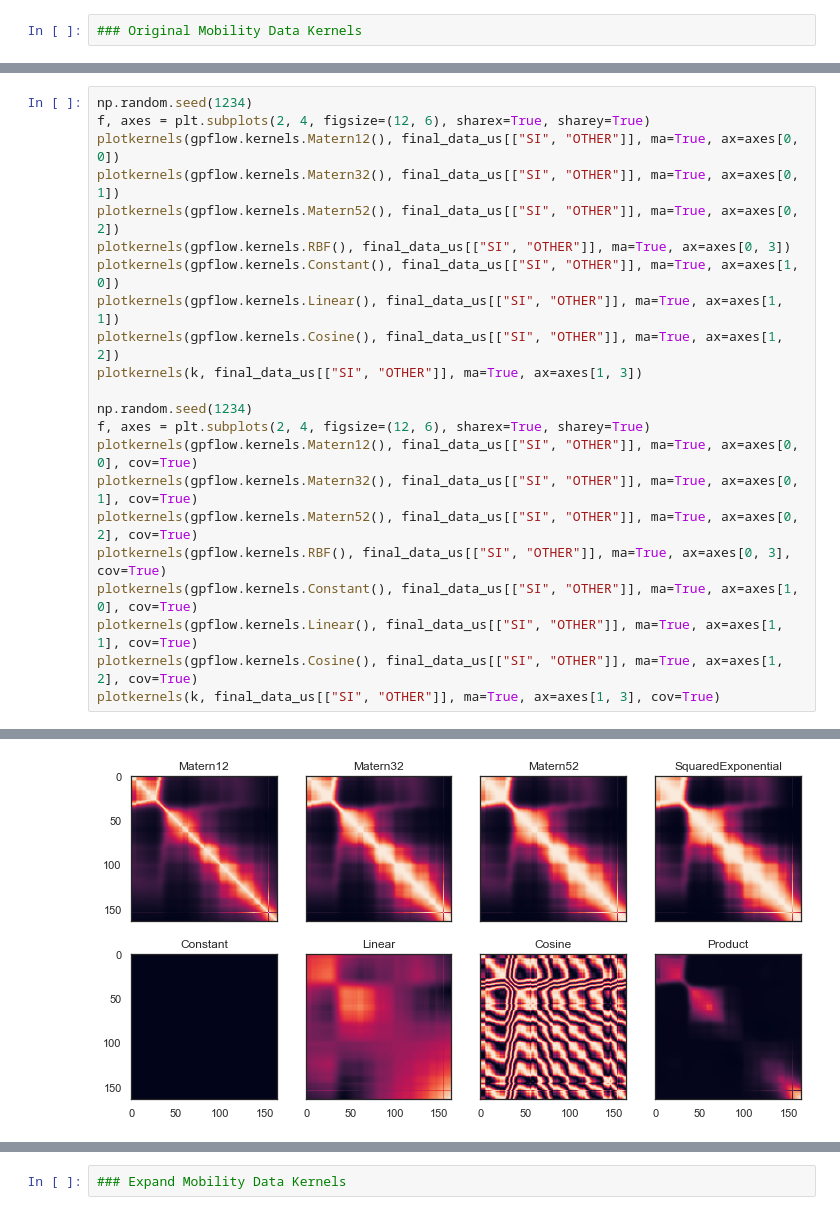
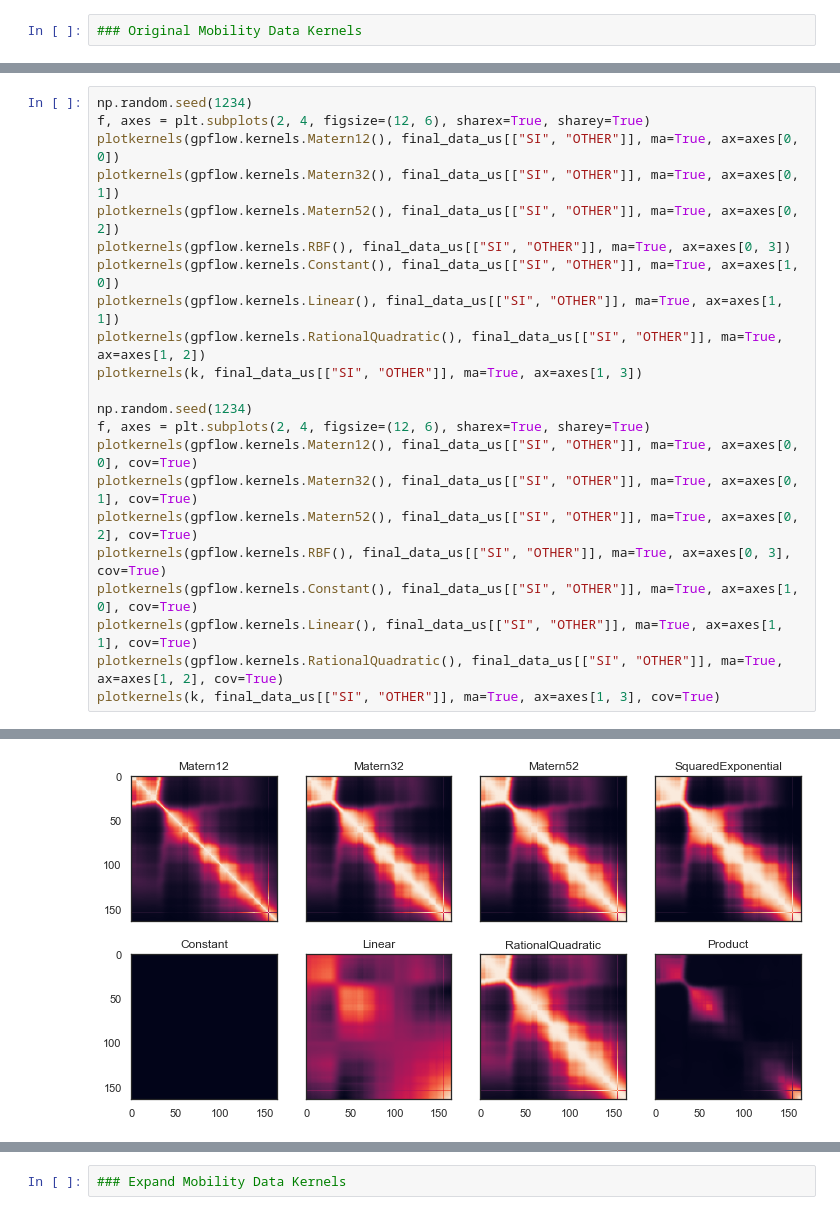
Before and after one commit to epidemic-research-team/compartmental-epidemic-model, a Jupyter notebook: GP for COVID.ipynb, the cells around one changed output, grey strips where cells are left out. Cells and saved outputs as stored; diff of their text form.

```diff
--- a/GP for COVID.ipynb
+++ b/GP for COVID.ipynb
@@ -379,7 +387,7 @@ plotkernels(gpflow.kernels.Matern52(), final_data_us[["SI", "OTHER"]], ma=True,
 plotkernels(gpflow.kernels.RBF(), final_data_us[["SI", "OTHER"]], ma=True, ax=axes[0, 3])
 plotkernels(gpflow.kernels.Constant(), final_data_us[["SI", "OTHER"]], ma=True, ax=axes[1, 0])
 plotkernels(gpflow.kernels.Linear(), final_data_us[["SI", "OTHER"]], ma=True, ax=axes[1, 1])
-plotkernels(gpflow.kernels.Cosine(), final_data_us[["SI", "OTHER"]], ma=True, ax=axes[1, 2])
+plotkernels(gpflow.kernels.RationalQuadratic(), final_data_us[["SI", "OTHER"]], ma=True, ax=axes[1, 2])
 plotkernels(k, final_data_us[["SI", "OTHER"]], ma=True, ax=axes[1, 3])
 
 np.random.seed(1234)
@@ -390,6 +398,6 @@ plotkernels(gpflow.kernels.Matern52(), final_data_us[["SI", "OTHER"]], ma=True,
 plotkernels(gpflow.kernels.RBF(), final_data_us[["SI", "OTHER"]], ma=True, ax=axes[0, 3], cov=True)
 plotkernels(gpflow.kernels.Constant(), final_data_us[["SI", "OTHER"]], ma=True, ax=axes[1, 0], cov=True)
 plotkernels(gpflow.kernels.Linear(), final_data_us[["SI", "OTHER"]], ma=True, ax=axes[1, 1], cov=True)
-plotkernels(gpflow.kernels.Cosine(), final_data_us[["SI", "OTHER"]], ma=True, ax=axes[1, 2], cov=True)
+plotkernels(gpflow.kernels.RationalQuadratic(), final_data_us[["SI", "OTHER"]], ma=True, ax=axes[1, 2], cov=True)
 plotkernels(k, final_data_us[["SI", "OTHER"]], ma=True, ax=axes[1, 3], cov=True)
 # %% [output]
@@ -397,4 +405,4 @@ plotkernels(k, final_data_us[["SI", "OTHER"]], ma=True, ax=axes[1, 3], cov=True)
-[figure, old version]
+[figure, new version]
 # %%
 np.random.seed(1234)
 f, axes = plt.subplots(2, 4, figsize=(12, 6), sharex=True, sharey=True)
```
Also changed, not shown: parts of 73 cells of this notebook.
